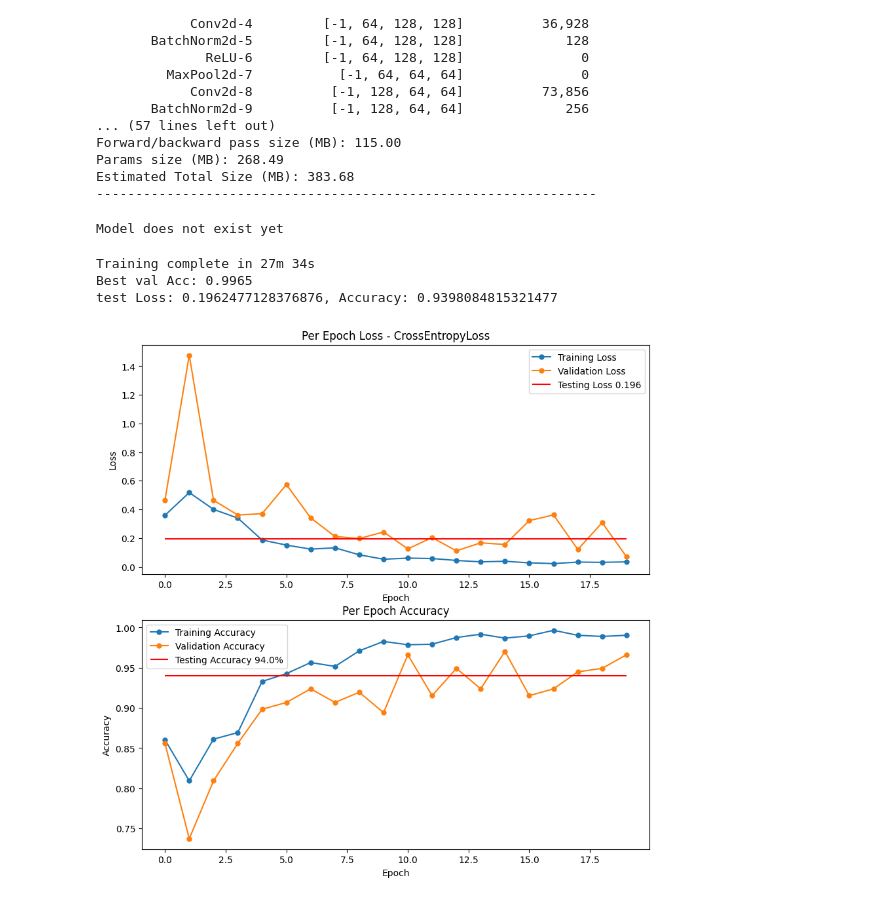
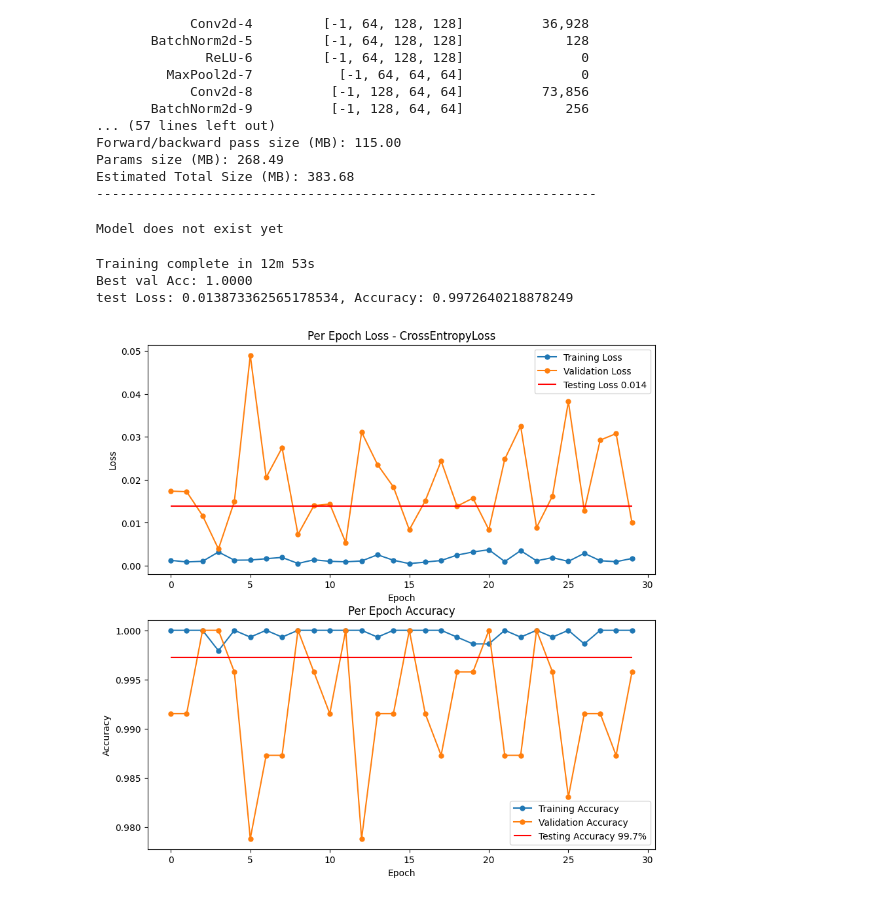
Before and after one commit to artiV4/LlamaOrDuck, a Jupyter notebook: llama_or_duck.ipynb, the cells around one changed output. Drawn from its saved outputs; the diff is of its cells as text; code cells hidden in the pictures.

Commit message:
99.7% densenet-pretrained

```diff
--- a/llama_or_duck.ipynb
+++ b/llama_or_duck.ipynb
@@ -43,12 +43,12 @@ train_dataset_path = 'dataset/data/train'
 test_dataset_path = 'dataset/data/test'
 validation_dataset_path = 'dataset/data/val'
 
-# colab = False
-# if colab:
-#   from google.colab import drive
-#   colab_path = '/content/drive/MyDrive/Colab Notebooks/'
-#   drive.mount('/content/drive')
+colab = True
+if colab:
+  from google.colab import drive
+  colab_path = '/content/drive/MyDrive/Colab Notebooks/'
+  drive.mount('/content/drive')
 
-#   train_dataset_path = colab_path+train_dataset_path
-#   test_dataset_path = colab_path+test_dataset_path
-#   validation_dataset_path = colab_path +validation_dataset_path
+  train_dataset_path = colab_path+train_dataset_path
+  test_dataset_path = colab_path+test_dataset_path
+  validation_dataset_path = colab_path +validation_dataset_path
@@ -92,7 +94,7 @@ train_transforms = tv.transforms.Compose([
     tv.transforms.Resize(IMG_SIZE),       # need to use the same resize size or else std changes for each size
     tv.transforms.RandomHorizontalFlip(),
     tv.transforms.RandomRotation(10),
-    tv.transforms.GaussianBlur((11,11), sigma=(3.)),
+    # tv.transforms.GaussianBlur((11,11), sigma=(3.)),
     # tv.transforms.Grayscale(num_output_channels=3),
     tv.transforms.ToTensor(),
     # tv.transforms.Normalize(mean, std)
@@ -111,7 +113,7 @@ rgb_train_transforms = tv.transforms.Compose([
 
 test_transforms = tv.transforms.Compose([
     tv.transforms.Resize(IMG_SIZE),
-    tv.transforms.GaussianBlur((11,11), sigma=(3.)),
+    # tv.transforms.GaussianBlur((11,11), sigma=(3.)),
     # tv.transforms.Grayscale(num_output_channels=3),
     tv.transforms.ToTensor(),
     # tv.transforms.Normalize(mean, std)
@@ -305,11 +307,12 @@ def fit(model, model_name, criterion, optimizer, scheduler=None, epochs=1, rgb=F
     print(f'Best val Acc: {best_acc:.4f}')
     # save best model so it doesnt need to be retrained
     model.load_state_dict(best_model_wts)
-    # if(colab):
-    #     torch.save(curr_model.state_dict(), f'{model_name}.pt')
-    # else:
-    with open(model_name+'.pt', 'wb') as f:
-        torch.save(curr_model.state_dict(), f)
+    if(colab):
+        with open(f"drive/MyDrive/4442/{model_name}_0317.pt", 'wb') as f:
+          torch.save(curr_model.state_dict(), f)
+    else:
+      with open(model_name+'.pt', 'wb') as f:
+          torch.save(curr_model.state_dict(), f)
 
     test_corrects, test_loss_sum = evaluate(model, correct_test_loader, criterion, optimizer)
     test_loss = test_loss_sum / dataset_sizes["test"]
@@ -702,16 +707,15 @@ Params size (MB): 268.49
 Estimated Total Size (MB): 383.68
 ----------------------------------------------------------------
 # %%
-epochs = 20
-rgb=False #rgb has become flag for densenet instead - too lazy to refactor.
-model_name= "densenet121"
+epochs = 30
+rgb=False #rgb has become flag for NOT densenet instead - too lazy to refactor.
+model_name= "densenet121_2"
 curr_model = densenet121
 criterion = torch.nn.CrossEntropyLoss()
 criterion_name = "CrossEntropyLoss"
 # optimizer = torch.optim.Adam(curr_model.parameters(), lr = 1e-4)
-optimizer = torch.optim.SGD(curr_model.parameters(), lr=0.01, momentum=0.9)
+optimizer = torch.optim.SGD(curr_model.parameters(), lr=0.001, momentum=0.9)
 scheduler = torch.optim.lr_scheduler.StepLR(optimizer, step_size=7, gamma=0.1)
-# TODO add scheduler?
 
 # open a previously trained model
 try:
@@ -723,9 +727,9 @@ except FileNotFoundError:
 training_losses, training_accs, val_losses, val_accs, test_loss, test_acc, best_epoch = fit(model=curr_model, model_name=model_name, criterion=criterion, optimizer=optimizer, scheduler=scheduler, epochs = epochs, rgb=rgb, verbose = 1)
 # %% [output]
 Model does not exist yet
-Training complete in 27m 34s
-Best val Acc: 0.9965
-test Loss: 0.1962477128376876, Accuracy: 0.9398084815321477
+Training complete in 12m 53s
+Best val Acc: 1.0000
+test Loss: 0.013873362565178534, Accuracy: 0.9972640218878249
 # %%
 num_epochs = len(training_losses)
 plt.figure(figsize=(10,10))
@@ -743,31 +747,33 @@ plt.legend(loc='best')
 
 plt.subplot(2,1, 2)
 plt.plot(range(0,num_epochs), training_accs, marker='o', markersize=5, label="Training Accuracy")#np.linspace(0, num_epochs, num_epochs))
 plt.plot(range(0,num_epochs), val_accs, marker='o', markersize=5, label="Validation Accuracy")
 plt.hlines(test_acc, 0, num_epochs-1, colors='r', label=f"Testing Accuracy {test_acc*100:.1f}%")
 # plt.vlines(best_epoch, np.min(training_accs), np.max(training_accs), colors='g')
 plt.title(f"Per Epoch Accuracy")
 plt.xlabel("Epoch")
 plt.ylabel("Accuracy")
 plt.legend(loc='best')
 
 
 # plt.subplot(2,2, 3)
 # plt.plot(range(0,num_epochs), val_losses, marker='o', markersize=5)
 # plt.hlines(test_loss, 0, num_epochs-1, colors='r')
 # # plt.vlines(best_epoch, np.min(val_losses), np.max(val_losses), colors='g')
 # plt.title(f"Epoch Validation Loss - {criterion_name}")
 # plt.xlabel("Epoch")
 # plt.ylabel("Loss")
 
 # plt.subplot(2,2, 4)
 # plt.plot(range(0,num_epochs), val_accs, marker='o', markersize=5)
 # plt.hlines(test_acc, 0, num_epochs-1, colors='r')
 # # plt.vlines(best_epoch, np.min(val_accs), np.max(val_accs), colors='g')
 # plt.title(f"Epoch Validation Accuracy")
 # plt.xlabel("Epoch")
 # plt.ylabel("Accuracy")
 plt.savefig(f"{model_name}_{epochs}_{test_acc:.2f}.png")
+if(colab):
+  plt.savefig(f"drive/MyDrive/4442/{model_name}_{epochs}_{test_acc:.2f}.png")
 plt.show()
 # %% [output]
-[figure, old version]
+[figure, new version]
```
Also changed, not shown: parts of 5 cells of this notebook.
